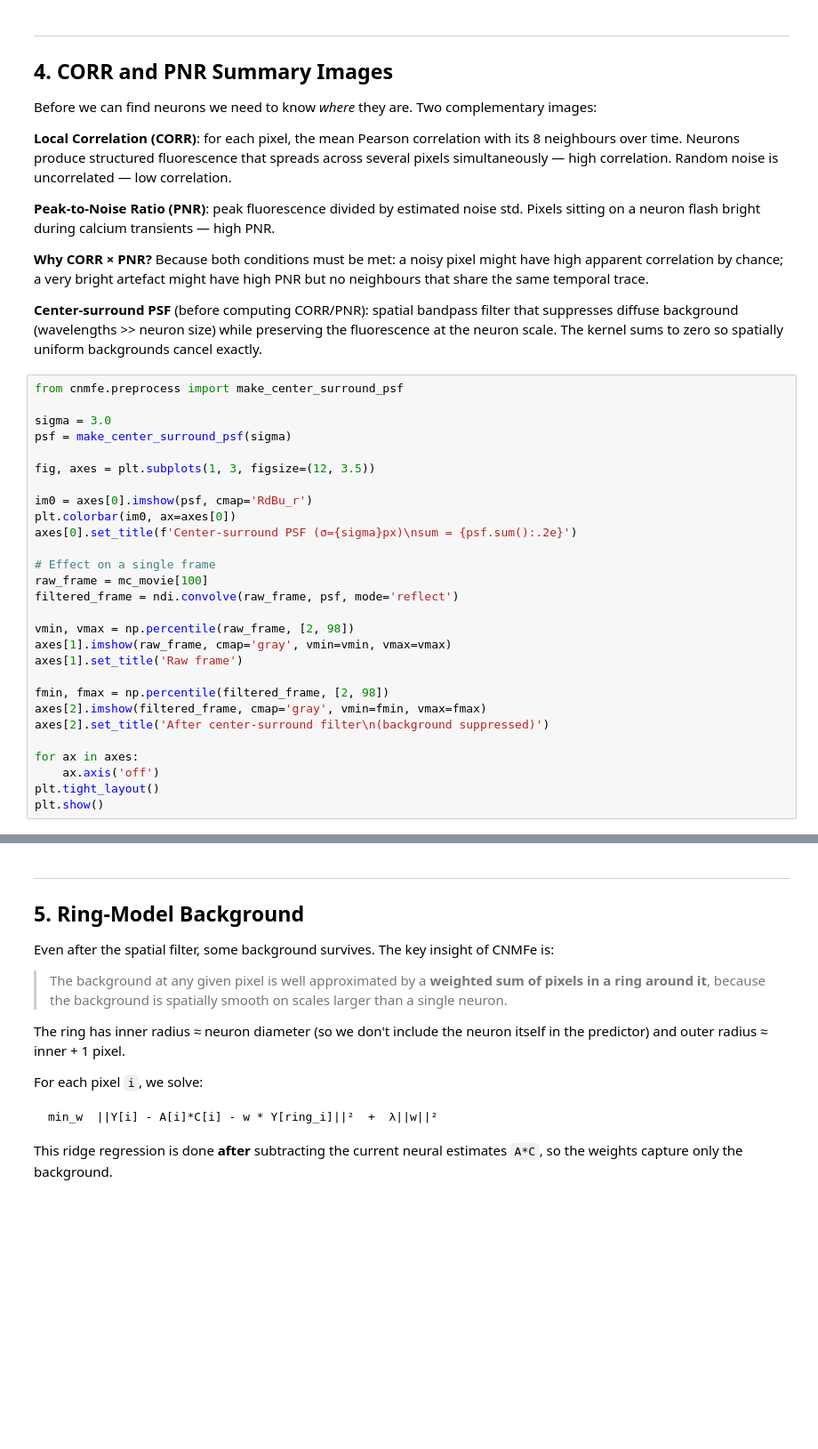
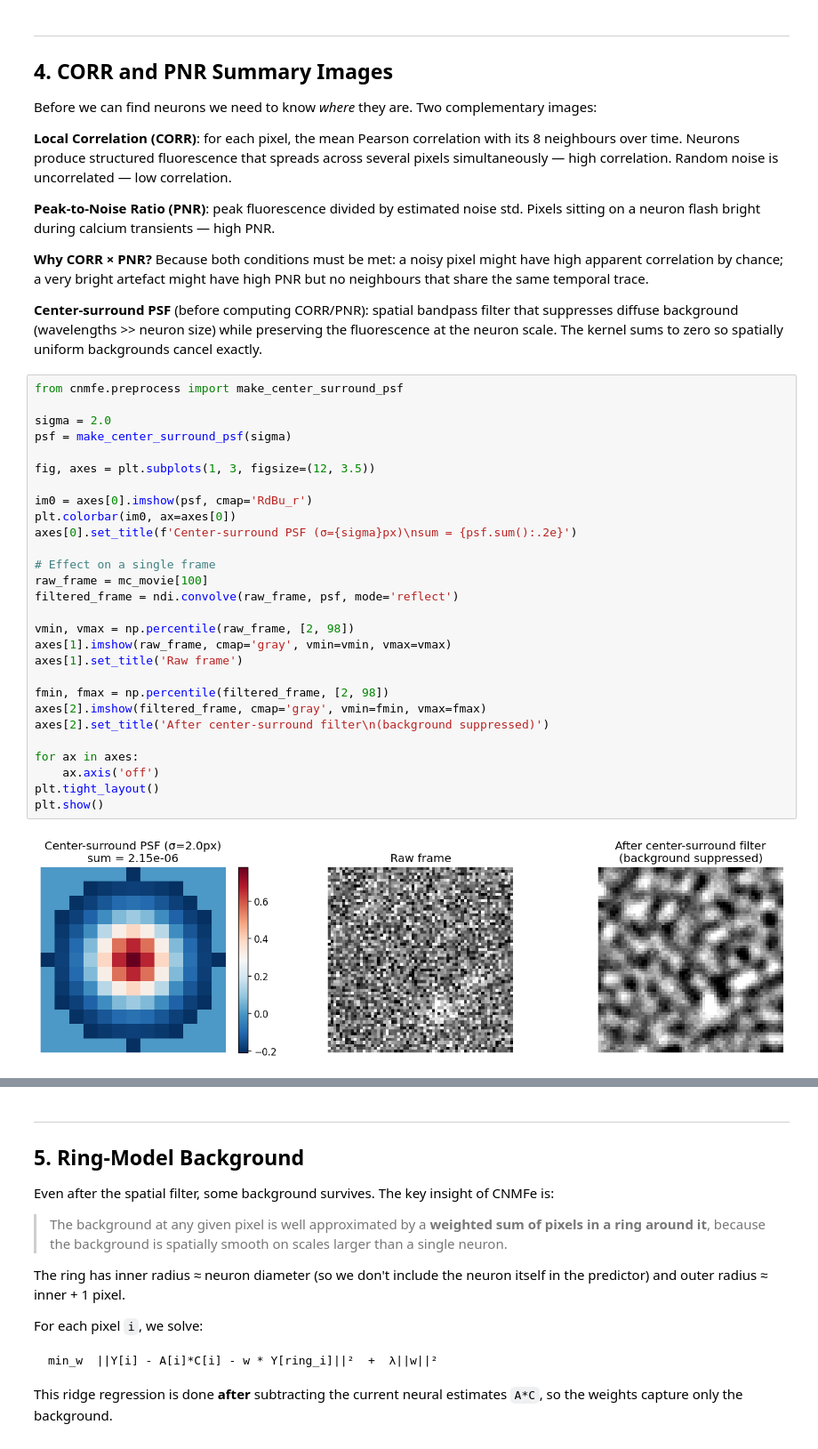
Before and after one commit to FlorianNeurosci/miniCNMFe, a Jupyter notebook: tutorial.ipynb, the cells around one changed output, grey strips where cells are left out. Shown at 89% size. Saved outputs shown, nothing was run; the diff lists cells and outputs as text; blank space fills up the shorter version.

```diff
--- a/tutorial.ipynb
+++ b/tutorial.ipynb
@@ -214,31 +272,33 @@ backgrounds cancel exactly.
 # %%
 from cnmfe.preprocess import make_center_surround_psf
 
-sigma = 3.0
+sigma = 2.0
 psf = make_center_surround_psf(sigma)
 
 fig, axes = plt.subplots(1, 3, figsize=(12, 3.5))
 
 im0 = axes[0].imshow(psf, cmap='RdBu_r')
 plt.colorbar(im0, ax=axes[0])
 axes[0].set_title(f'Center-surround PSF (σ={sigma}px)\nsum = {psf.sum():.2e}')
 
 # Effect on a single frame
 raw_frame = mc_movie[100]
 filtered_frame = ndi.convolve(raw_frame, psf, mode='reflect')
 
 vmin, vmax = np.percentile(raw_frame, [2, 98])
 axes[1].imshow(raw_frame, cmap='gray', vmin=vmin, vmax=vmax)
 axes[1].set_title('Raw frame')
 
 fmin, fmax = np.percentile(filtered_frame, [2, 98])
 axes[2].imshow(filtered_frame, cmap='gray', vmin=fmin, vmax=fmax)
 axes[2].set_title('After center-surround filter\n(background suppressed)')
 
 for ax in axes:
     ax.axis('off')
 plt.tight_layout()
 plt.show()
+# %% [output]
+[figure, added]
 # %%
 from cnmfe.preprocess import correlation_pnr
 
```
Also changed, not shown: parts of 24 cells of this notebook, 3 other files.
